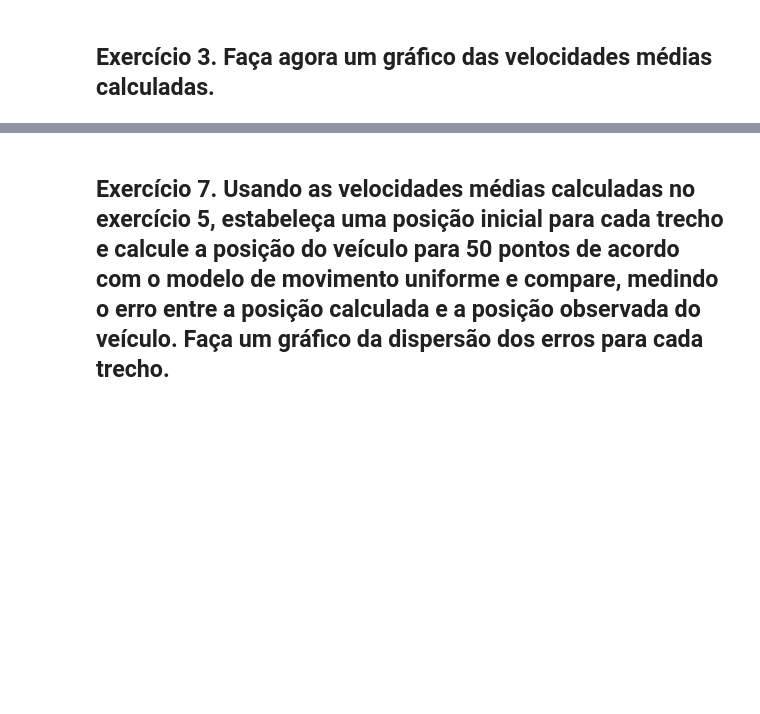
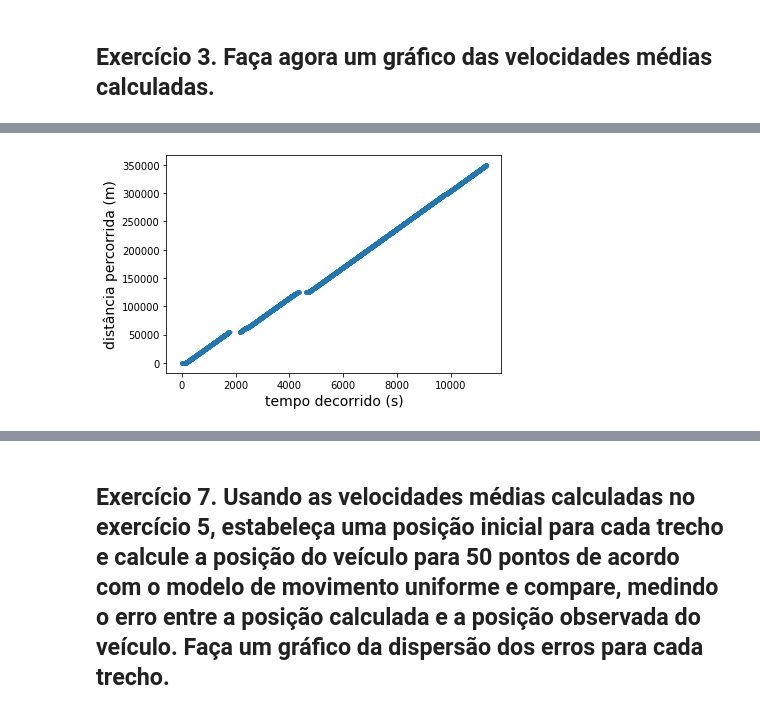
Before and after one commit to Cilinaldo/MAC0209, a Jupyter notebook: atividade_3/MAC0209-Ex3.ipynb, the cells around one changed output, grey strips where cells are left out. Cells and saved outputs as stored; diff of their text form; code cells hidden in the pictures; blank space fills up the shorter version.

````diff
--- a/atividade_3/MAC0209-Ex3.ipynb
+++ b/atividade_3/MAC0209-Ex3.ipynb
@@ -38,6 +39,7 @@ Um arquivo JSON é um arquivo de texto com uma mensagem estruturada com o format
 # %%
 # Vamos carregar os pontos (do JSON filtrado) na variável pontos.
 arquivo_pontos = "cleaned_sample2.json"
+arquivo_pontos2 = "cleaned_sample3.json"
 
 with open(arquivo_pontos, "r") as f:
     pontos = f.read()
@@ -203,6 +238,10 @@ e um ponto mais pro meio do trajeto vai parecer com algo assim:
  'tempo_decorrido': 1430,
  'distancia_percorrida': 43456.56002203702}
 ```
+# %%
+# Escreve o arquivo cleaned_sample3.json
+with open(arquivo_pontos2, "w") as f:
+    f.write(json.dumps(pontos))
 # %% [markdown]
 ## Selecionando um intervalo para análise do movimento
 
@@ -261,0 +321,11 @@ Se você fez o gráfico corretamente, você verá três trechos em que a velocid
+# %%
+with open(arquivo_pontos2, "r") as f:
+    complete_points = f.read()
+    complete_points = json.loads(complete_points)
+
+distancias = [y['distancia_percorrida'] for y in complete_points]
+tempos = [x['tempo_decorrido'] for x in complete_points]
+velocidades = [(distancias[i] - distancias[i - 1]) / (tempos[i] - tempos[i - 1]) for i in range(1, len(complete_points))]
+fig, ax = plot_dist_time(distancias, tempos, marker='.')
+# %% [output]
+[figure, added]
````
Also changed, not shown: parts of 22 cells of this notebook, 3 other files.
